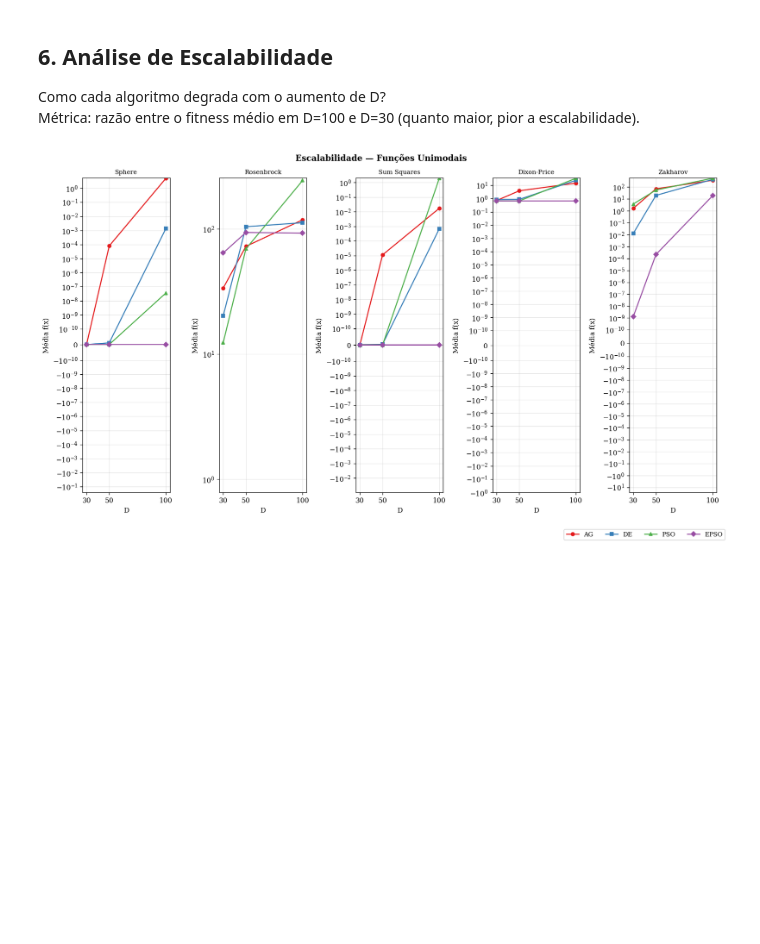
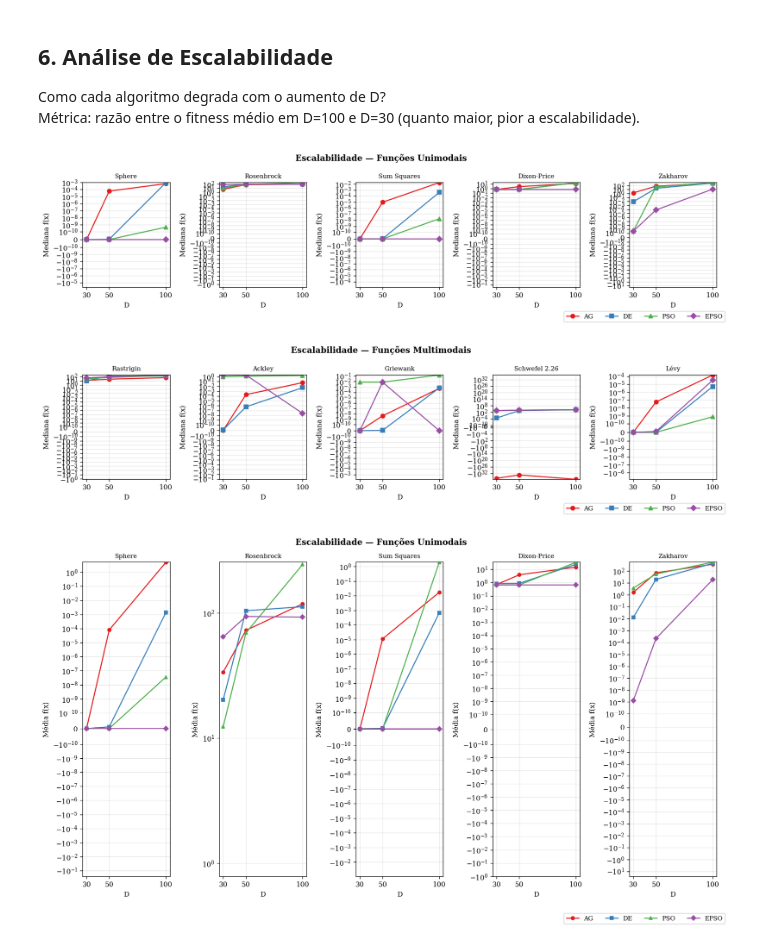
Before and after one commit to DaviMattos14/obsidian_notebook, a Jupyter notebook: Otimização com Metaheurísticas/Trabalho Final/analise_resultados.ipynb, the cells around one changed output. Drawn from its saved outputs; the diff is of its cells as text; code cells hidden in the pictures; blank space fills up the shorter version.

```diff
--- a/Otimização com Metaheurísticas/Trabalho Final/analise_resultados.ipynb
+++ b/Otimização com Metaheurísticas/Trabalho Final/analise_resultados.ipynb
@@ -56,6 +56,8 @@ Configuração OK
 # %%
 base_dir = Path.cwd()
 results_dir = base_dir / "results"
+imagens_dir = base_dir / "imagens"
+imagens_dir.mkdir(exist_ok=True)
 res = pd.concat(
     [pd.read_csv(f'{results_dir}/{a}_resultados.csv') for a in ALGORITMOS],
     ignore_index=True
@@ -522,6 +763,50 @@ for fn in FUNCOES:
 
 Como cada algoritmo degrada com o aumento de D?
 Métrica: razão entre o fitness médio em D=100 e D=30 (quanto maior, pior a escalabilidade).
+# %%
+# Escalabilidade — evolução do fitness mediano com o aumento de D
+# Para cada algoritmo × função, plota mediana em D=30, 50, 100
+# Escala symlog no eixo y para lidar com ordens de magnitude diferentes
+
+def plot_escalabilidade(funcoes, titulo, fname):
+    ncols = 5
+    nrows = len(funcoes) // ncols + (1 if len(funcoes) % ncols else 0)
+    fig, axes = plt.subplots(nrows, ncols, figsize=(14, 3.5 * nrows))
+    axes = axes.flatten()
+
+    for idx, fn in enumerate(funcoes):
+        ax = axes[idx]
+        for alg in ALGORITMOS:
+            medianas = [
+                res[(res.algoritmo == alg) & (res.funcao == fn) & (res.dim == d)]['best_f'].median()
+                for d in DIMS
+            ]
+            ax.plot(DIMS, medianas,
+                    label=LABELS[alg], color=COLORS[alg],
+                    marker=MARKERS[alg], linewidth=1.5, markersize=6)
+
+        ax.set_title(NOME_FUNCAO[fn], fontsize=9)
+        ax.set_xticks(DIMS)
+        ax.set_xlabel('D')
+        ax.set_ylabel('Mediana f(x)')
+        ax.set_yscale('symlog', linthresh=1e-10)
+
+    for idx in range(len(funcoes), len(axes)):
+        fig.delaxes(axes[idx])
+
+    handles, labels_ = axes[0].get_legend_handles_labels()
+    fig.legend(handles, labels_, loc='lower right', ncol=4, fontsize=9)
+    fig.suptitle(titulo, fontsize=12, fontweight='bold')
+    plt.tight_layout(rect=[0, 0.04, 1, 1])
+    plt.savefig(imagens_dir / fname, bbox_inches='tight')
+    plt.show()
+
+
+plot_escalabilidade(UNIMODAIS,   'Escalabilidade — Funções Unimodais',   'escal_unimodais.pdf')
+plot_escalabilidade(MULTIMODAIS, 'Escalabilidade — Funções Multimodais', 'escal_multimodais.pdf')
+# %% [output]
+[figure, added]
+[figure, added]
 # %%
 def plot_escalabilidade(funcoes, titulo, figsize=(14, 8)):
     n = len(funcoes)
```
Also changed, not shown: parts of 18 cells of this notebook, 36 other files.
